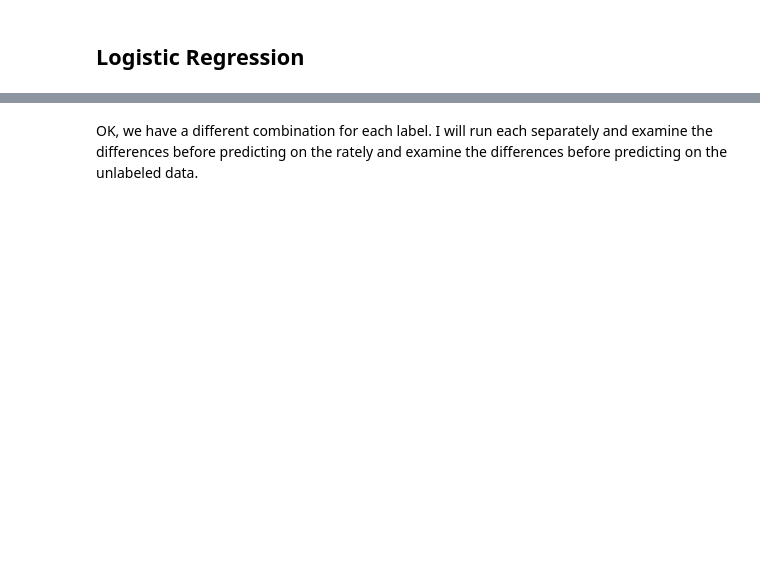
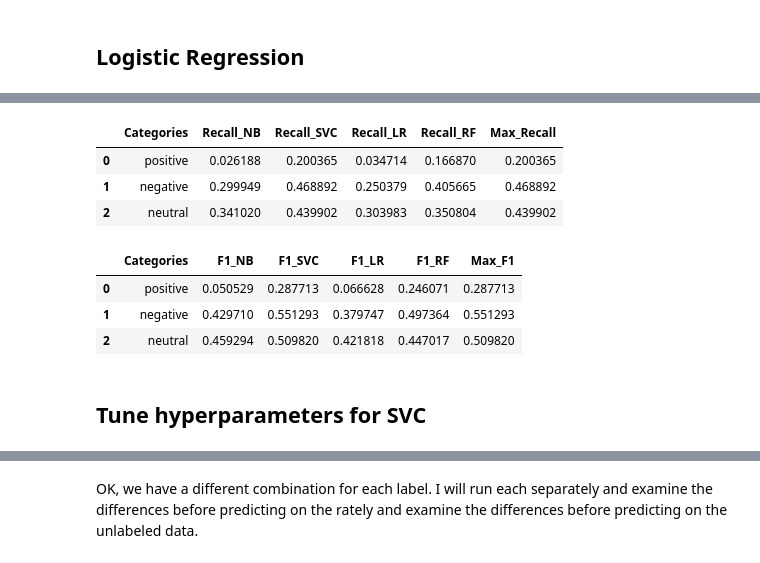
Before and after one commit to ValeryLynn/National-Patterns-in-Race-Tweets, a Jupyter notebook: VLynn_racial_tweets_training.ipynb, the cells around one changed output, grey strips where cells are left out. Drawn from its saved outputs; the diff is of its cells as text; code cells hidden in the pictures; blank space fills up the shorter version.

```diff
--- a/VLynn_racial_tweets_training.ipynb
+++ b/VLynn_racial_tweets_training.ipynb
@@ -325,0 +407,44 @@ df_prec1
+# %%
+df_cat = df_NB.Categories
+df_rec_NB  =df_NB.Recall_NB
+df_rec_SVC  = df_SVC.Recall_SVC
+df_rec_LR  = df_LR.Recall_LR
+df_rec_RF  = df_RF.Recall_RF
+
+df_rec = pd.DataFrame(columns = ['Categories', 'Recall_NB', 'Recall_SVC',
+                                   'Recall_LR', 'Recall_RF','Max_Recall'])
+df_rec.Categories = df_NB.Categories
+df_rec.Recall_NB = df_NB.Recall_NB
+df_rec.Recall_SVC  = df_SVC.Recall_SVC
+df_rec.Recall_LR  = df_LR.Recall_LR
+df_rec.Recall_RF = df_RF.Recall_RF
+df_rec.Max_Recall = df_rec.max(axis=1)
+df_rec
+# %% [output]
+|  | Categories | Recall_NB | Recall_SVC | Recall_LR | Recall_RF | Max_Recall |
+| 0 | positive | 0.026188 | 0.200365 | 0.034714 | 0.166870 | 0.200365 |
+| 1 | negative | 0.299949 | 0.468892 | 0.250379 | 0.405665 | 0.468892 |
+| 2 | neutral | 0.341020 | 0.439902 | 0.303983 | 0.350804 | 0.439902 |
+# %%
+df_cat = df_NB.Categories
+df_f1_NB  =df_NB.F1_NB
+df_f1_SVC  = df_SVC.F1_SVC
+df_f1_LR  = df_LR.F1_LR
+df_f1_RF  = df_RF.F1_RF
+
+df_f1 = pd.DataFrame(columns = ['Categories', 'F1_NB', 'F1_SVC',
+                                   'F1_LR', 'F1_RF','Max_F1'])
+df_f1.Categories = df_NB.Categories
+df_f1.F1_NB = df_NB.F1_NB
+df_f1.F1_SVC  = df_SVC.F1_SVC
+df_f1.F1_LR  = df_LR.F1_LR
+df_f1.F1_RF  = df_RF.F1_RF
+df_f1.Max_F1 = df_f1.max(axis=1)
+df_f1
+# %% [output]
+|  | Categories | F1_NB | F1_SVC | F1_LR | F1_RF | Max_F1 |
+| 0 | positive | 0.050529 | 0.287713 | 0.066628 | 0.246071 | 0.287713 |
+| 1 | negative | 0.429710 | 0.551293 | 0.379747 | 0.497364 | 0.551293 |
+| 2 | neutral | 0.459294 | 0.509820 | 0.421818 | 0.447017 | 0.509820 |
+# %% [markdown]
+## Tune hyperparameters for SVC
```
Also changed, not shown: parts of 27 cells of this notebook.
